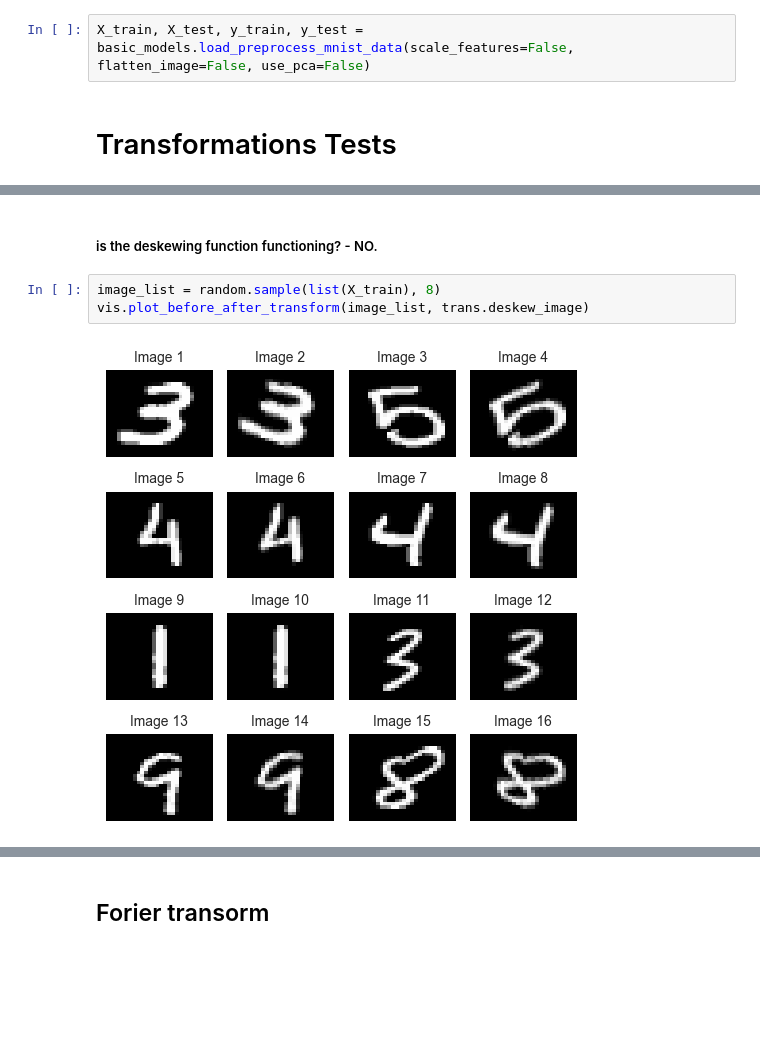
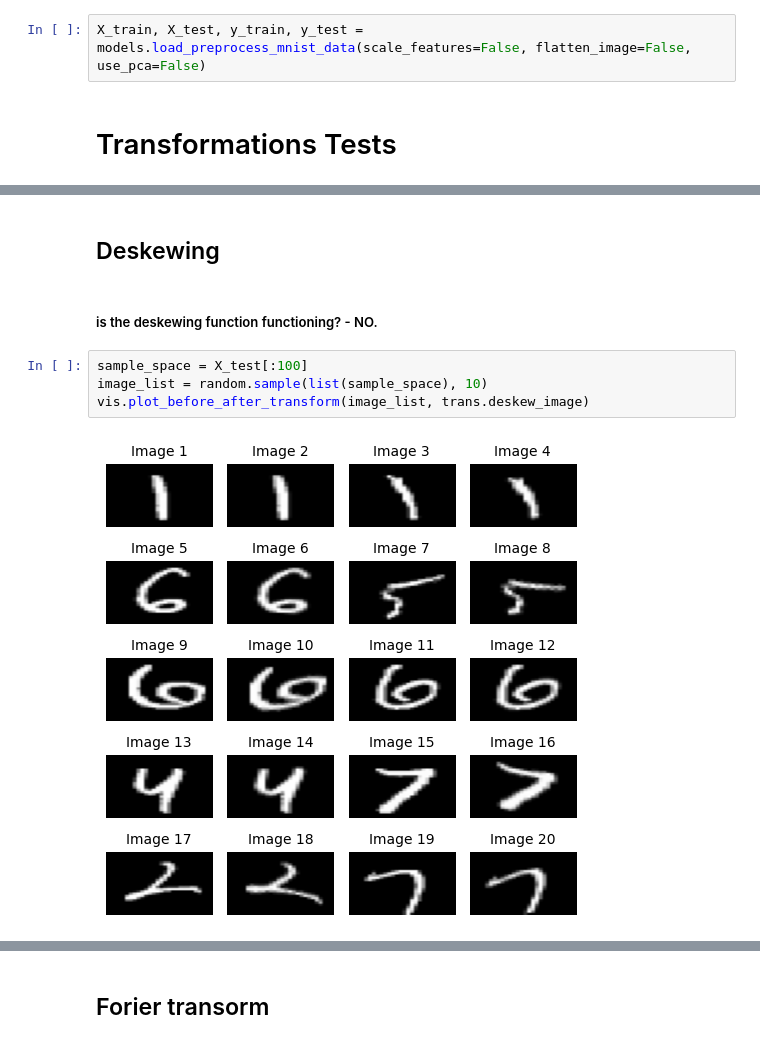
Before and after one commit to Noamnes/Machine_Learning_Project, a Jupyter notebook: tests.ipynb, the cells around one changed output, grey strips where cells are left out. Drawn from its saved outputs; the diff is of its cells as text; blank space fills up the shorter version.

Commit message:
orgenizing test notebook

```diff
--- a/tests.ipynb
+++ b/tests.ipynb
@@ -14,6 +14,6 @@ import metrics as met; importlib.reload(met)
 # %% [output]
 <module 'metrics' from 'c:\\Users\\noams\\Python Projects\\Machine Learning Project\\metrics.py'>
 # %%
-X_train, X_test, y_train, y_test = basic_models.load_preprocess_mnist_data(scale_features=False, flatten_image=False, use_pca=False)
+X_train, X_test, y_train, y_test = models.load_preprocess_mnist_data(scale_features=False, flatten_image=False, use_pca=False)
 # %% [markdown]
 # Transformations Tests
@@ -38,7 +29,10 @@ vis.plot_images_with_tilt_angles(images, 5, figsize=(8, 3))
+# %% [markdown]
+## Deskewing
 # %% [markdown]
 ##### is the deskewing function functioning? - NO.
 # %%
-image_list = random.sample(list(X_train), 8)
+sample_space = X_test[:100]
+image_list = random.sample(list(sample_space), 10)
 vis.plot_before_after_transform(image_list, trans.deskew_image)
 # %% [output]
-[figure, old version]
+[figure, new version]
```
Also changed, not shown: parts of 19 cells of this notebook.
